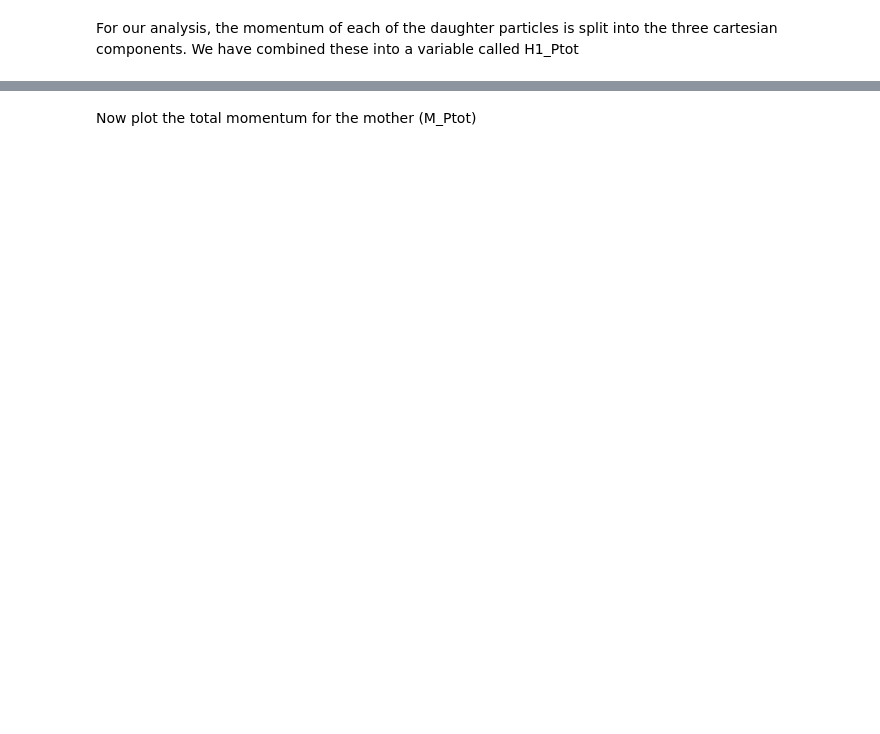
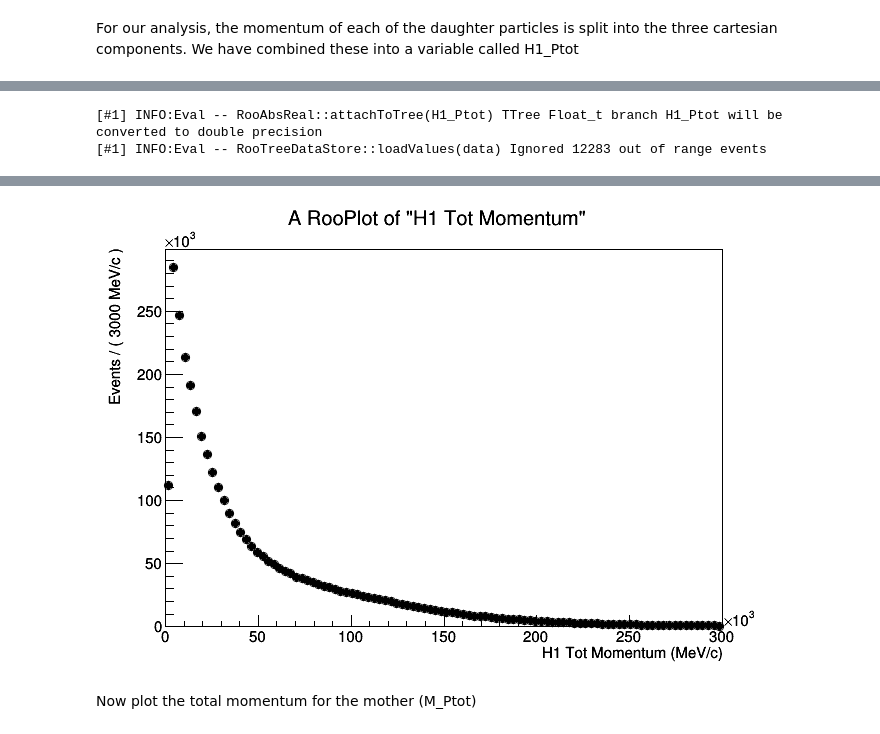
Before and after one commit to Jonastjep/Big_Data_Physics_PRA3024, a Jupyter notebook: Week2_LHCb/LHCb_2021.ipynb, the cells around one changed output, grey strips where cells are left out. Drawn from its saved outputs; the diff is of its cells as text; code cells hidden in the pictures; blank space fills up the shorter version.

```diff
--- a/Week2_LHCb/LHCb_2021.ipynb
+++ b/Week2_LHCb/LHCb_2021.ipynb
@@ -160,0 +277,14 @@ For our analysis, the momentum of each of the daughter particles is split into t
+# %%
+############################ EXAMPLE USING ROOFIT ##########################
+tot_mom = ROOT.RooRealVar("H1_Ptot","H1 Tot Momentum",0,300000,"MeV/c")
+
+data = ROOT.RooDataSet("data","data set", tree, ROOT.RooArgSet(tot_mom), "1==1")
+# Now we create a canvas, plot our data onto the canvas and draw it:
+c = ROOT.TCanvas("c","c")
+frame = tot_mom.frame()
+data.plotOn(frame)
+frame.Draw()
+c.Draw()
+# %% [output]
+[#1] INFO:Eval -- RooAbsReal::attachToTree(H1_Ptot) TTree Float_t branch H1_Ptot will be converted to double precision
+[#1] INFO:Eval -- RooTreeDataStore::loadValues(data) Ignored 12283 out of range events
@@ -161,2 +292,3 @@ For our analysis, the momentum of each of the daughter particles is split into t
+[figure, added]
 # %% [markdown]
 Now plot the total momentum for the mother (M_Ptot)
```
Also changed, not shown: parts of 30 cells of this notebook.
